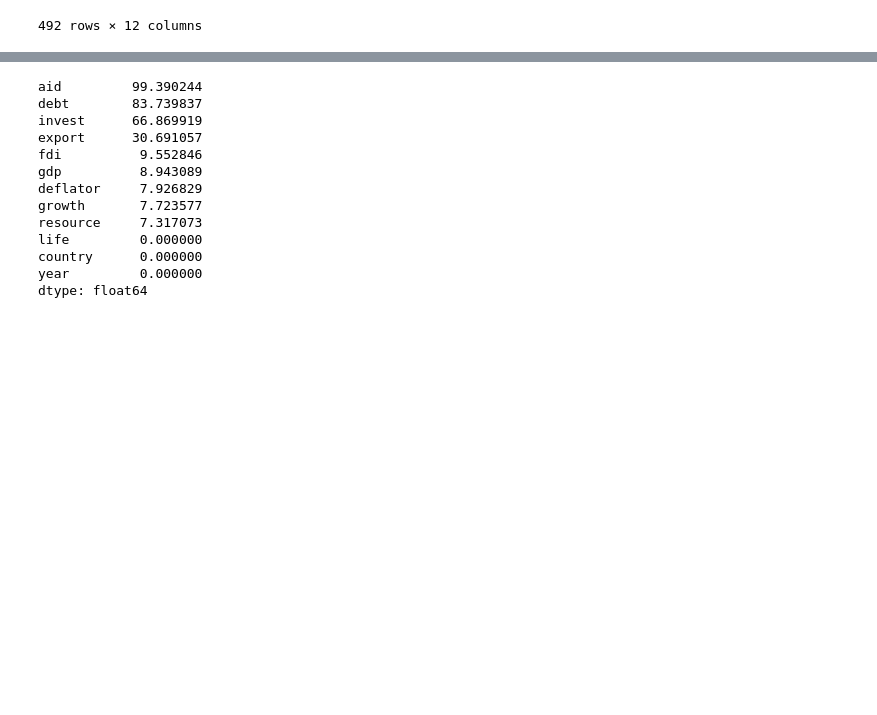
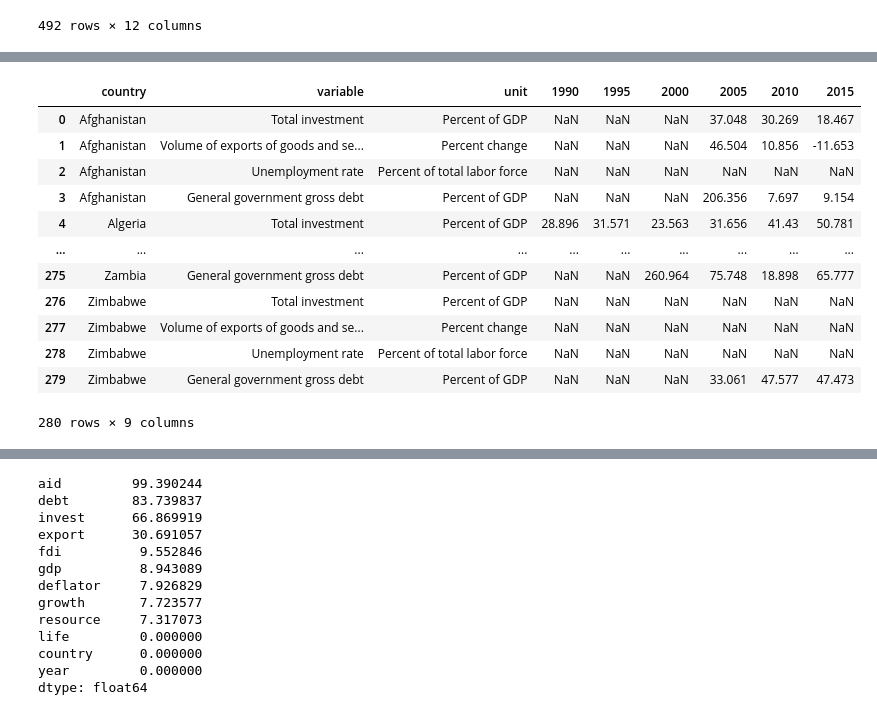
Before and after one commit to yashbg/factors-affecting-economic-growth, a Jupyter notebook: analysis.ipynb, the cells around one changed output, grey strips where cells are left out. Cells and saved outputs as stored; diff of their text form; code cells hidden in the pictures; blank space fills up the shorter version.

```diff
--- a/analysis.ipynb
+++ b/analysis.ipynb
@@ -13,7 +11,7 @@ from sklearn.linear_model import LinearRegression
 # %%
 # reading the data
 cols = ['year', 'country', 'growth', 'gdp', 'export', 'debt', 'resource', 'aid', 'life', 'invest', 'fdi', 'deflator']
-data = pd.read_csv('data/data.csv')
+data = pd.read_csv('data/data_world_bank.csv')
 data.columns = cols
 data
 # %% [output]
@@ -32,0 +55,18 @@ data
+# %%
+data_imf_final = data_imf[(data_imf.country.isin(countries)) & ((data_imf.variable == 'Total investment') | (data_imf.variable == 'Volume of exports of goods and services') | (data_imf.variable == 'Unemployment rate') | ((data_imf.variable == 'General government gross debt') & (data_imf.unit == 'Percent of GDP')))].reset_index()
+data_imf_final.drop('index', axis=1, inplace=True)
+data_imf_final
+# %% [output]
+|  | country | variable | unit | 1990 | 1995 | 2000 | 2005 | 2010 | 2015 |
+| 0 | Afghanistan | Total investment | Percent of GDP | NaN | NaN | NaN | 37.048 | 30.269 | 18.467 |
+| 1 | Afghanistan | Volume of exports of goods and se... | Percent change | NaN | NaN | NaN | 46.504 | 10.856 | -11.653 |
+| 2 | Afghanistan | Unemployment rate | Percent of total labor force | NaN | NaN | NaN | NaN | NaN | NaN |
+| 3 | Afghanistan | General government gross debt | Percent of GDP | NaN | NaN | NaN | 206.356 | 7.697 | 9.154 |
+| 4 | Algeria | Total investment | Percent of GDP | 28.896 | 31.571 | 23.563 | 31.656 | 41.43 | 50.781 |
+| ... | ... | ... | ... | ... | ... | ... | ... | ... | ... |
+| 275 | Zambia | General government gross debt | Percent of GDP | NaN | NaN | 260.964 | 75.748 | 18.898 | 65.777 |
+| 276 | Zimbabwe | Total investment | Percent of GDP | NaN | NaN | NaN | NaN | NaN | NaN |
+| 277 | Zimbabwe | Volume of exports of goods and se... | Percent change | NaN | NaN | NaN | NaN | NaN | NaN |
+| 278 | Zimbabwe | Unemployment rate | Percent of total labor force | NaN | NaN | NaN | NaN | NaN | NaN |
+| 279 | Zimbabwe | General government gross debt | Percent of GDP | NaN | NaN | NaN | 33.061 | 47.577 | 47.473 |
+280 rows × 9 columns
```
Also changed, not shown: parts of 7 cells of this notebook, 2 other files.
